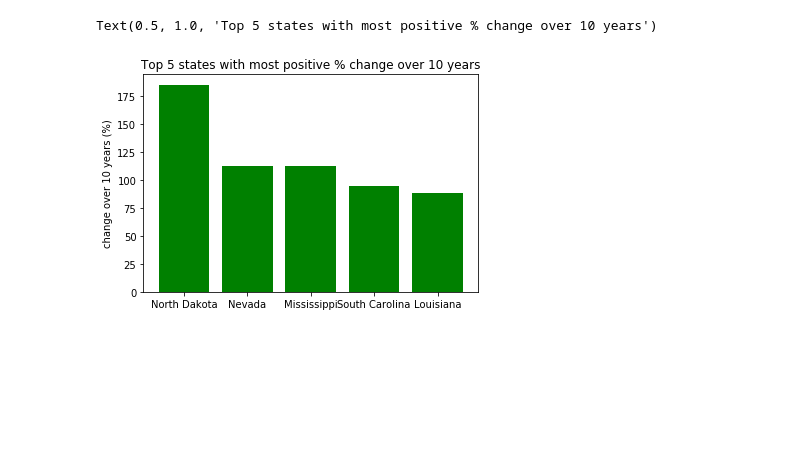
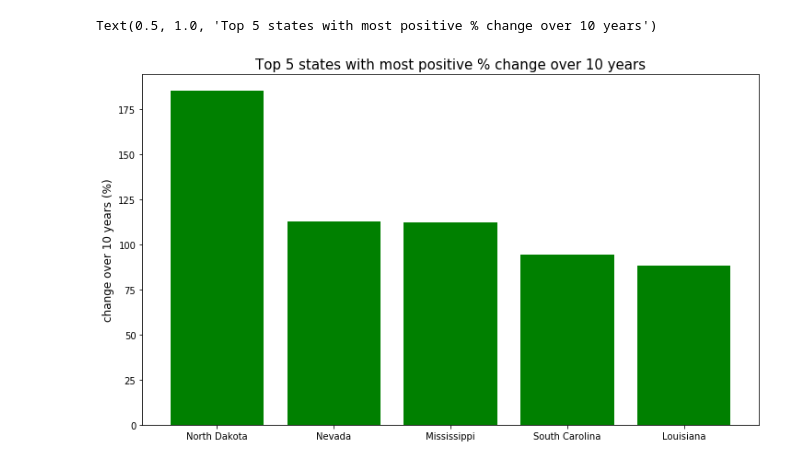
Before and after one commit to 8135tao/US-import-export, a Jupyter notebook: State_Exports_Dollar_Change.ipynb, the cells around one changed output. Cells and saved outputs as stored; diff of their text form; code cells hidden in the pictures; blank space fills up the shorter version.

Commit message:
exports bar graph update

```diff
--- a/State_Exports_Dollar_Change.ipynb
+++ b/State_Exports_Dollar_Change.ipynb
@@ -39,10 +35,11 @@ negative_states_df
 # %%
 
 # Plot the unemployment values for a single country
+plt.figure(figsize=(12,7))
 plt.bar(positive_states_df['State'], positive_states_df['% Change'], color=['g'])
 
-plt.ylabel("change over 10 years (%)")
-plt.title("Top 5 states with most positive % change over 10 years")
+plt.ylabel("change over 10 years (%)", fontsize = 12)
+plt.title("Top 5 states with most positive % change over 10 years", fontsize = 15)
 # %% [output]
 Text(0.5, 1.0, 'Top 5 states with most positive % change over 10 years')
-[figure, old version]
+[figure, new version]
```
Also changed, not shown: parts of 3 cells of this notebook.
